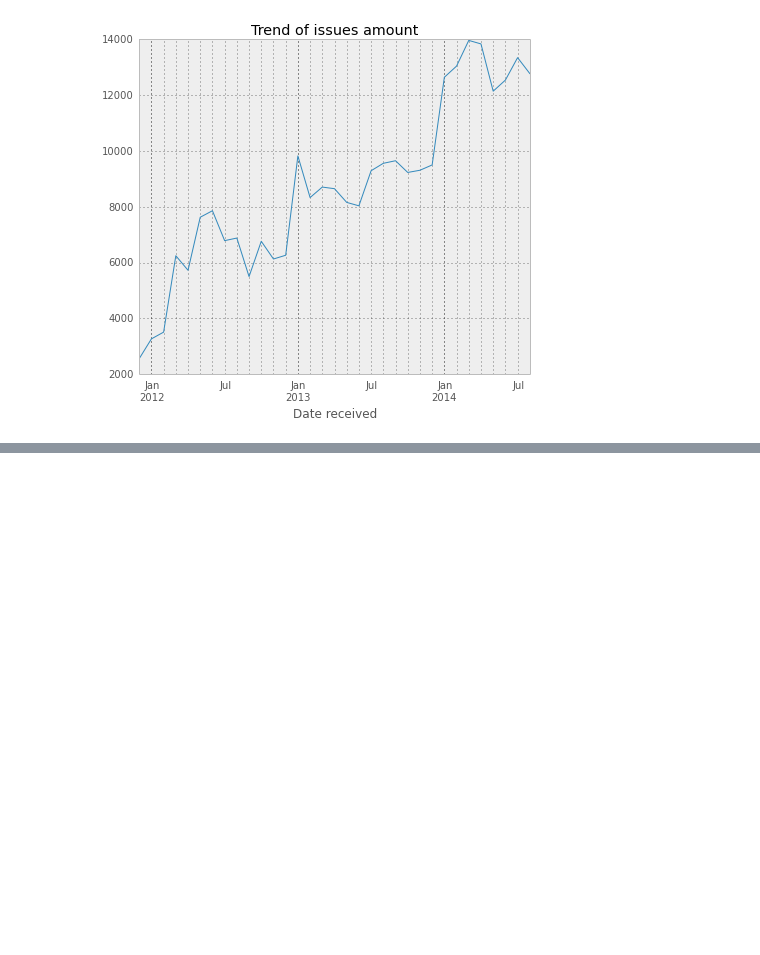
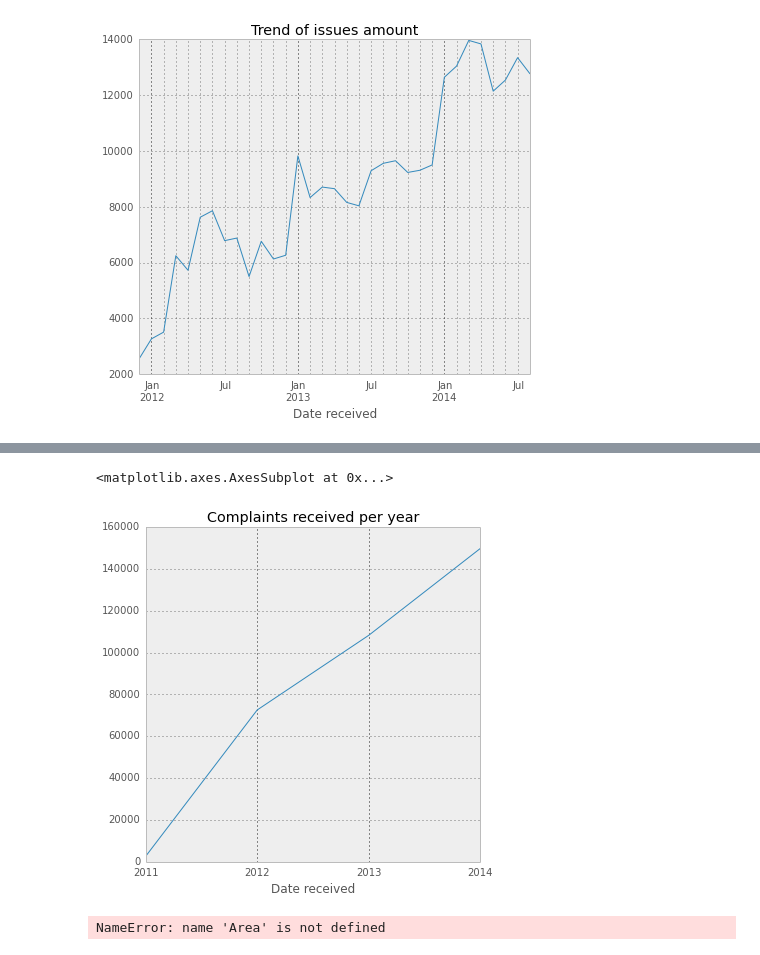
Before and after one commit to saravana76/Assignment2, a Jupyter notebook: BigData-Assignment2.ipynb, the cells around one changed output, grey strips where cells are left out. Saved outputs shown, nothing was run; the diff lists cells and outputs as text; code cells hidden in the pictures; blank space fills up the shorter version.

```diff
--- a/BigData-Assignment2.ipynb
+++ b/BigData-Assignment2.ipynb
@@ -131,0 +127,13 @@ t.plot(title="Complaints Per Day: Credit card")
+# %%
+# Complaints received per year
+figsize(6,6)
+YearWise=d.resample('A',how=count)['Product']
+YearWise[3]=YearWise[3]/0.7342
+YearWise.plot(title="Complaints received per year")
+# %% [output]
+<matplotlib.axes.AxesSubplot at 0x...>
+[figure, added]
+# %%
+Area['Credit card']=d[d['Product']=="Credit card"].resample('M',how=count)['Product']
+# %% [output]
+NameError: name 'Area' is not defined
```
Also changed, not shown: parts of 5 cells of this notebook.
